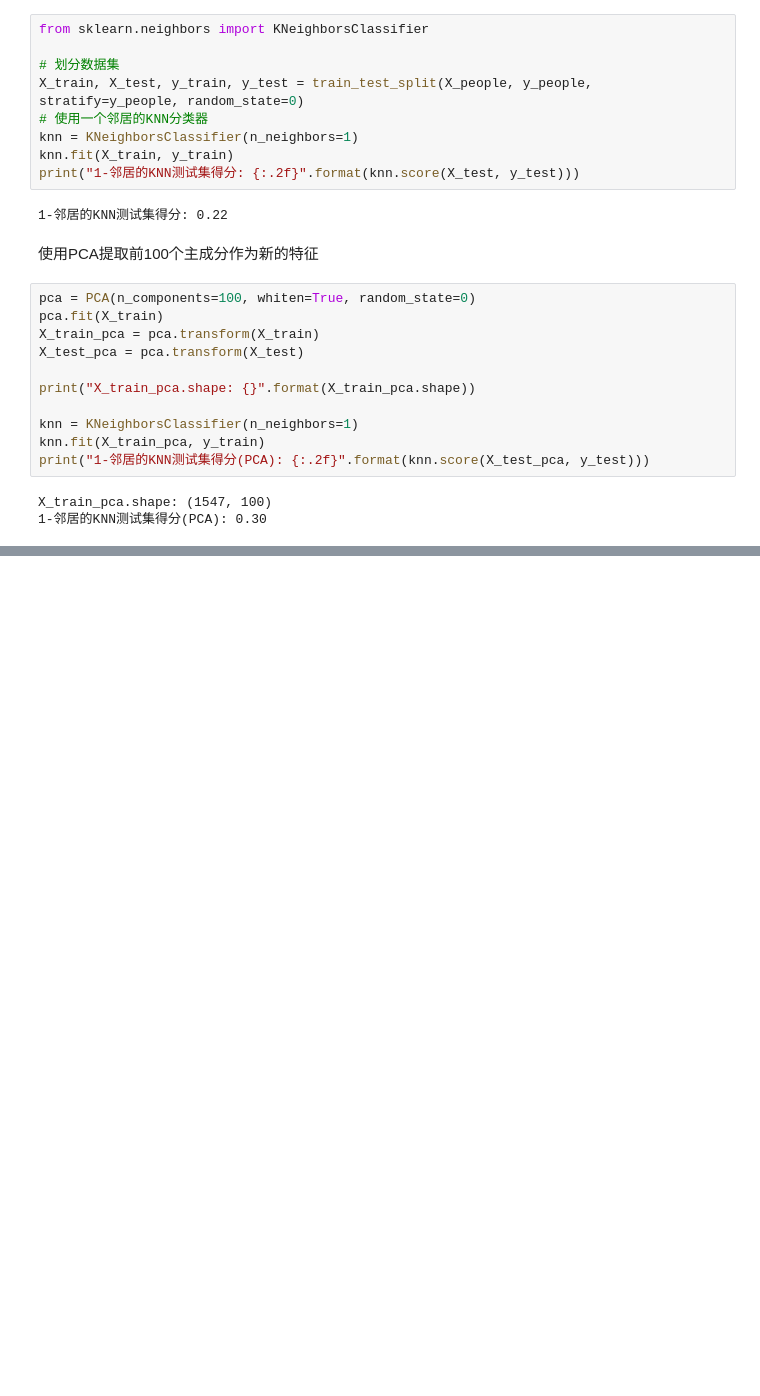
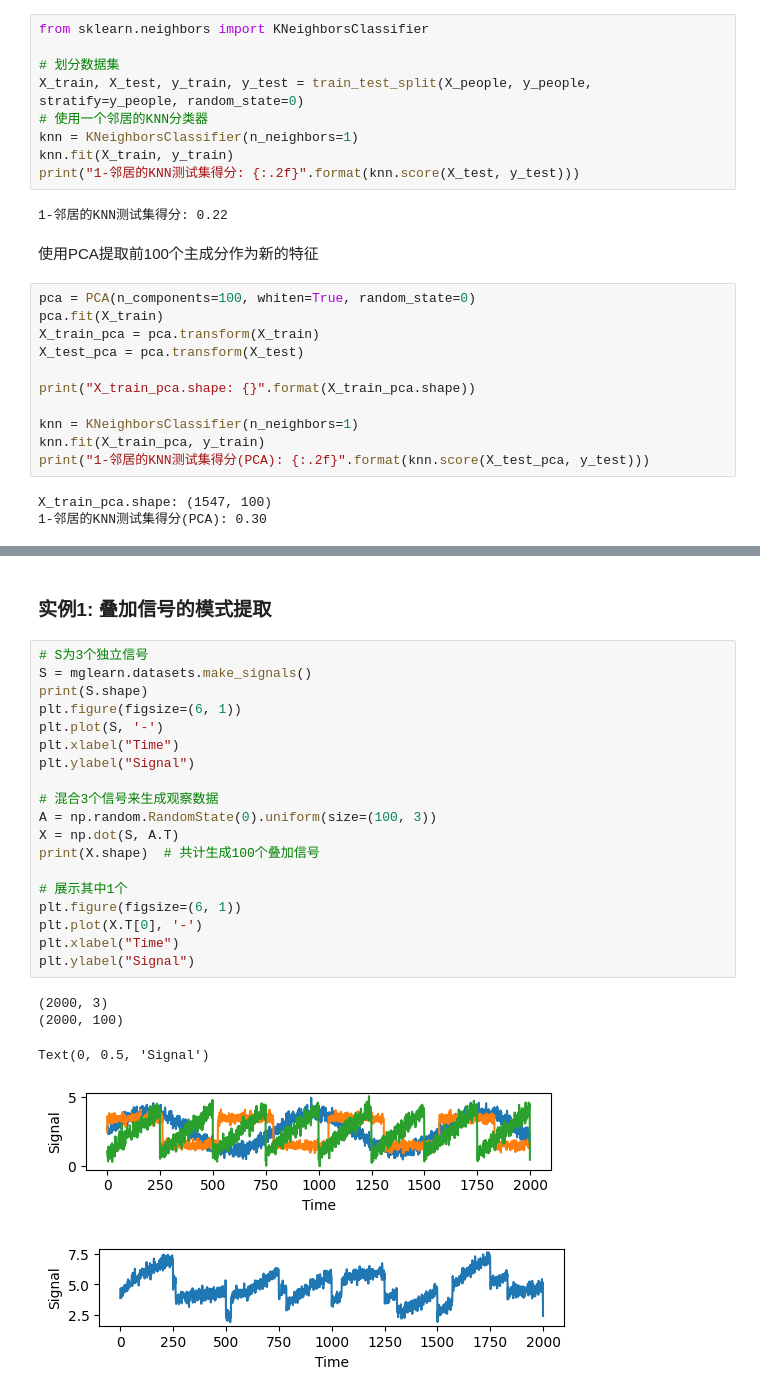
Before and after one commit to astro-zhurui/AstroNotes, a Jupyter notebook: 05_Scikit-Learn/book1_Python机器学习基础教程/chapter3无监督学习与预处理.ipynb, the cells around one changed output, grey strips where cells are left out. Cells and saved outputs as stored; diff of their text form; blank space fills up the shorter version.

```diff
--- a/05_Scikit-Learn/book1_Python机器学习基础教程/chapter3无监督学习与预处理.ipynb
+++ b/05_Scikit-Learn/book1_Python机器学习基础教程/chapter3无监督学习与预处理.ipynb
@@ -228,0 +237,27 @@ X_train_pca.shape: (1547, 100)
+# %% [markdown]
+### 实例1: 叠加信号的模式提取
+# %%
+# S为3个独立信号
+S = mglearn.datasets.make_signals()
+print(S.shape)
+plt.figure(figsize=(6, 1))
+plt.plot(S, '-')
+plt.xlabel("Time")
+plt.ylabel("Signal")
+
+# 混合3个信号来生成观察数据
+A = np.random.RandomState(0).uniform(size=(100, 3))
+X = np.dot(S, A.T)
+print(X.shape)  # 共计生成100个叠加信号
+
+# 展示其中1个
+plt.figure(figsize=(6, 1))
+plt.plot(X.T[0], '-')
+plt.xlabel("Time")
+plt.ylabel("Signal")
+# %% [output]
+(2000, 3)
+(2000, 100)
+Text(0, 0.5, 'Signal')
+[figure, added]
+[figure, added]
```
Also changed, not shown: parts of 10 cells of this notebook.
